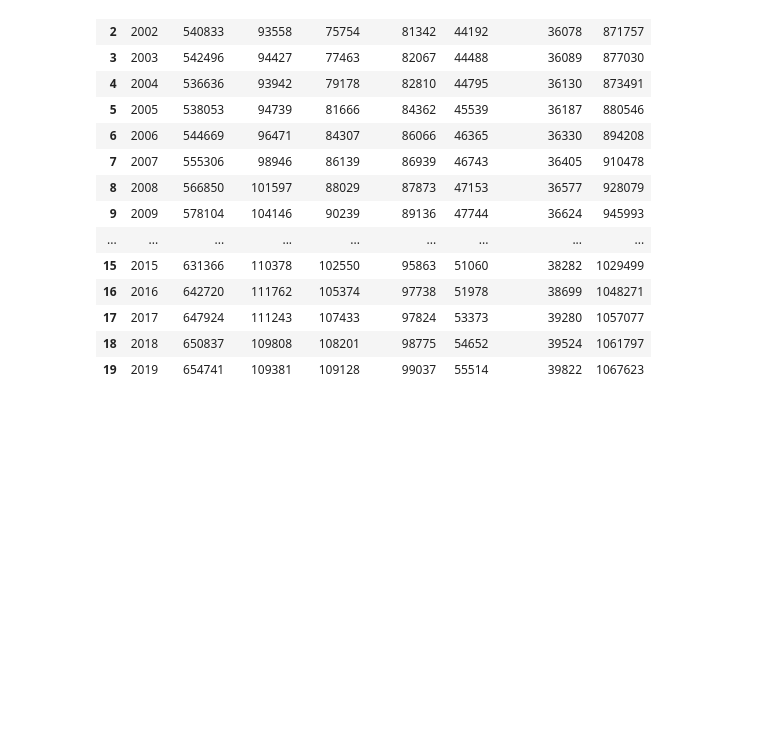
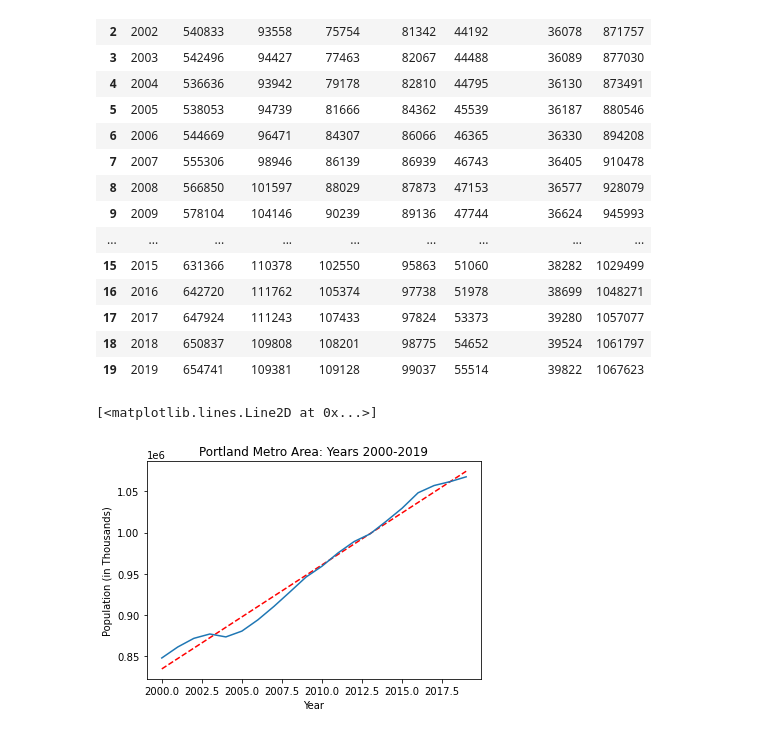
Before and after one commit to jayhjman/bootcamp-project1, a Jupyter notebook: Population_data.ipynb, the cells around one changed output. Saved outputs shown, nothing was run; the diff lists cells and outputs as text; code cells hidden in the pictures; blank space fills up the shorter version.

Commit message:
line plot

```diff
--- a/Population_data.ipynb
+++ b/Population_data.ipynb
@@ -299,5 +299,28 @@ complete_census_df
 | 17 | 2017 | 647924 | 111243 | 107433 | 97824 | 53373 | 39280 | 1057077 |
 | 18 | 2018 | 650837 | 109808 | 108201 | 98775 | 54652 | 39524 | 1061797 |
 | 19 | 2019 | 654741 | 109381 | 109128 | 99037 | 55514 | 39822 | 1067623 |
+# %%
+# Calculate a trend line
+z = np.polyfit(complete_census_df["Year"], complete_census_df["Total"], 1)
+p = np.poly1d(z)
+
+#Plot of the population over years
+fig, ax = plt.subplots()
+
+ax.set_xlabel("Year")
+ax.set_ylabel("Population (in Thousands)")
+ax.set_title("Portland Metro Area: Years 2000-2019")
+
+ax.plot(complete_census_df["Year"],p(complete_census_df["Year"]),"r--")
+ax.plot(complete_census_df["Year"], complete_census_df["Total"])
+
+
+## Save image
+###Need to change population decimal pt, and year to display full yrs only
+##?? can you use: y_axis_data = np.arange(800,19,100)
+#                 y_axis_data
+# %% [output]
+[<matplotlib.lines.Line2D at 0x...>]
+[figure, added]
 # %%
 # IMAGES###
```
Also changed, not shown: parts of 4 cells of this notebook.
